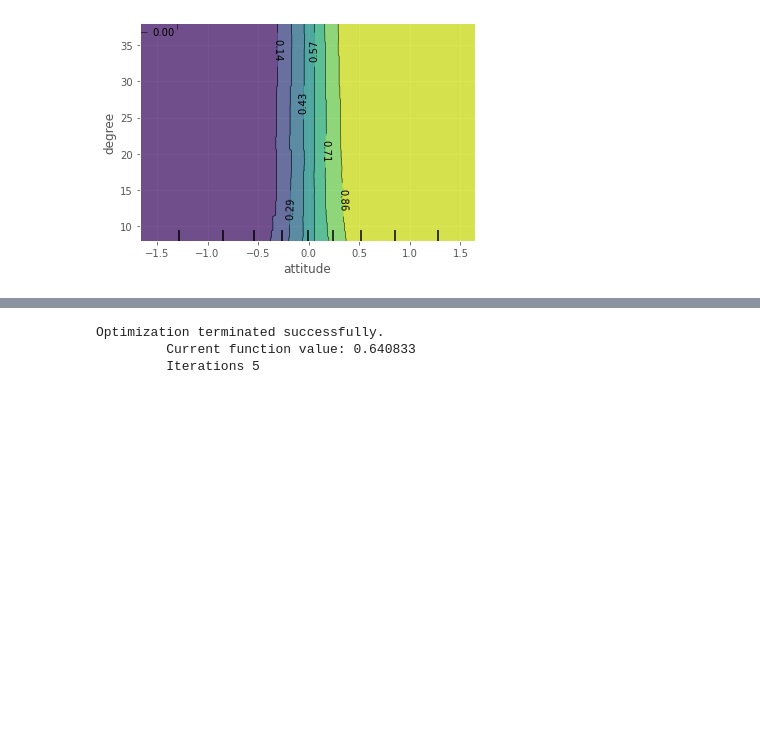
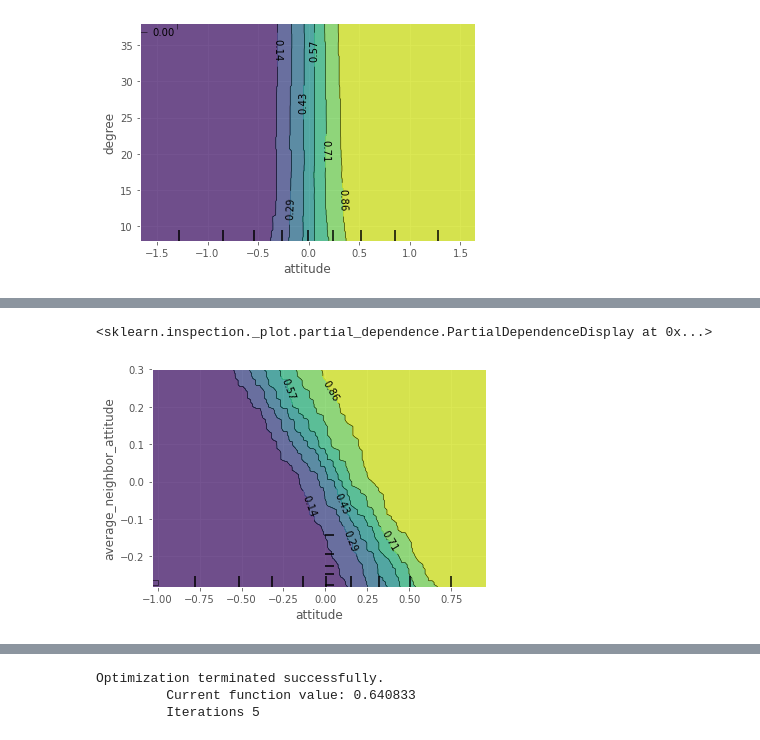
Before and after one commit to zer2/peer-pressure, a Jupyter notebook: Modeling mob mentality part 2.ipynb, the cells around one changed output, grey strips where cells are left out. Cells and saved outputs as stored; diff of their text form; code cells hidden in the pictures; blank space fills up the shorter version.

```diff
--- a/Modeling mob mentality part 2.ipynb
+++ b/Modeling mob mentality part 2.ipynb
@@ -248,0 +327,6 @@ We can see here that the degree does have some effect. Very low degrees dampen t
+# %%
+sample_2 = train_x_2.sample(1000)
+plot_partial_dependence(xgb_behavior_2, sample_2, [('attitude','average_neighbor_attitude')])
+# %% [output]
+<sklearn.inspection._plot.partial_dependence.PartialDependenceDisplay at 0x...>
+[figure, added]
```
Also changed, not shown: parts of 34 cells of this notebook.
